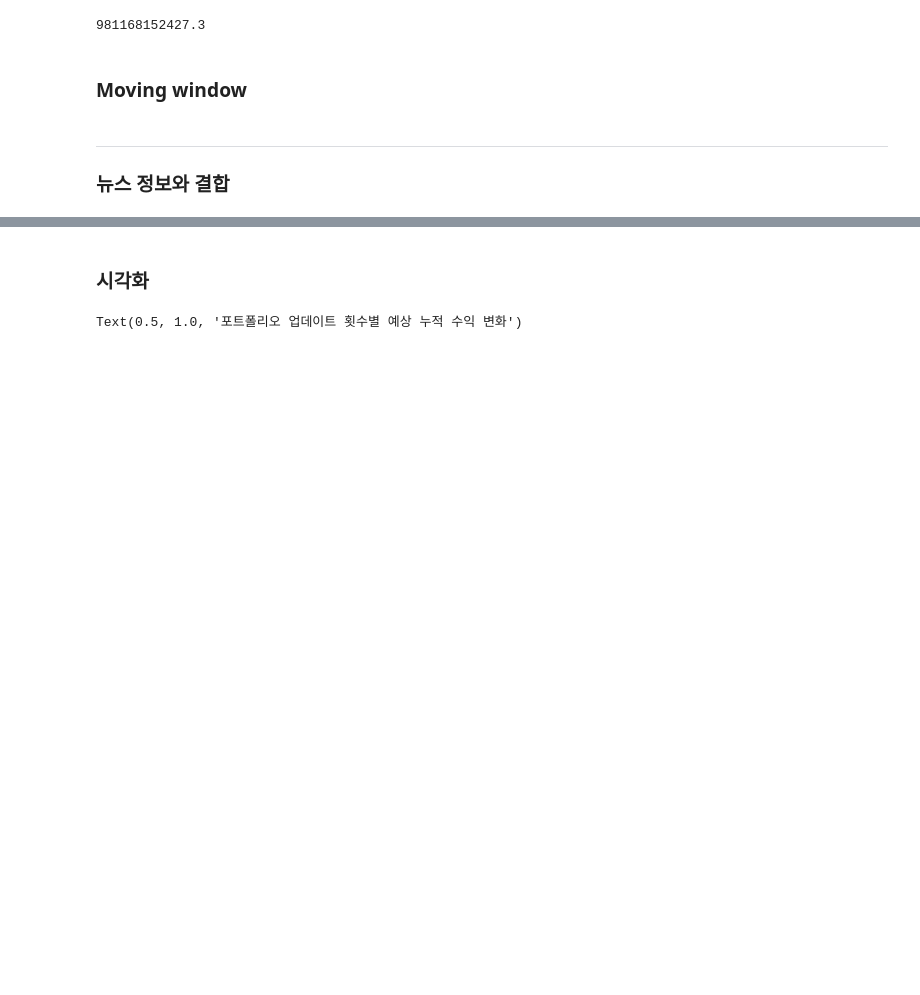
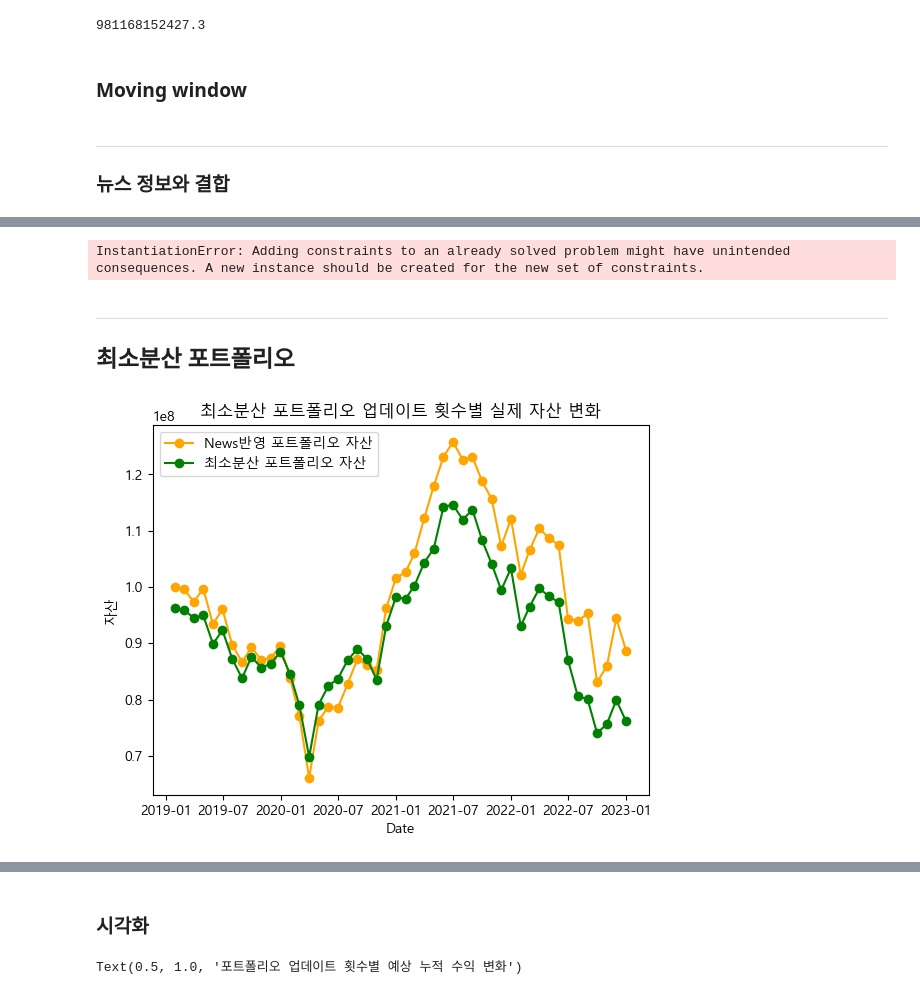
Before and after one commit to Jjineeq/Web_Crawling, a Jupyter notebook: Quant_total.ipynb, the cells around one changed output, grey strips where cells are left out. Cells and saved outputs as stored; diff of their text form; code cells hidden in the pictures; blank space fills up the shorter version.

```diff
--- a/Quant_total.ipynb
+++ b/Quant_total.ipynb
@@ -328,0 +205,53 @@ for i in range(0,len(X_valid)):
+# %%
+pyporty(20000,ef.min_volatility() )
+# %% [output]
+InstantiationError: Adding constraints to an already solved problem might have unintended consequences. A new instance should be created for the new set of constraints.
+# %%
+b = 1000000
+solution_2 = []
+money_2 = []
+sol_2 = pd.DataFrame(index=range(0,1), columns = df.columns)
+profit_2 = []
+
+for i in range(0,len(X_valid)):
+
+    table = pd.concat([X_train.iloc[i:,:], X_valid.iloc[:i,:]])
+    mu = expected_returns.mean_historical_return(table, frequency = 12)
+    S = risk_models.sample_cov(table, frequency = 12)
+
+    ef = EfficientFrontier(mu,S)
+    weights_2 = ef.min_volatility()
+    #weights_2 = ef.max_quadratic_utility()
+    #weights_2 = ef.max_sharpe()
+    cleaned_weights = ef.clean_weights()
+    if i == 0:
+        test_table = get_latest_prices(X_train)
+    else:
+        test_table = get_latest_prices(X_valid.iloc[:i,:])
+
+    da = DiscreteAllocation(cleaned_weights, test_table, total_portfolio_value = b)
+
+    data_2,solution_2 = da.lp_portfolio()
+    money_2.append(b)
+    mat_2 = pd.DataFrame.from_dict(data = data_2, orient='index', dtype='int').T
+    sol_2 = pd.merge(sol_2, mat_2, how = 'outer').fillna(0)
+    if i ==0:
+        solution_2 = sol_2.iloc[1,:] @ X_valid.iloc[0,:].T
+    else:
+        solution_2 = sol_2.iloc[i+1,:] @ X_valid.iloc[i,:].T - b
+    #solution_2 = solution_2 - b
+    b += solution_2
+    profit_2.append(solution_2)
+# %% [markdown]
+---
+## 최소분산 포트폴리오
+# %%
+plt.plot_date(plot_time,(sol@X_valid.T).sum(), label = 'News반영 포트폴리오 자산', color = 'orange',linestyle='solid')
+plt.plot_date(plot_time,(sol_2@X_valid.T).sum(), label = '최소분산 포트폴리오 자산', color = 'green',linestyle='solid')
+plt.legend()
+plt.xlabel('Date')
+plt.ylabel('자산')
+plt.title('최소분산 포트폴리오 업데이트 횟수별 실제 자산 변화')
+plt.show()
+# %% [output]
+[figure, added]
```
Also changed, not shown: parts of 53 cells of this notebook, 1 other file.
